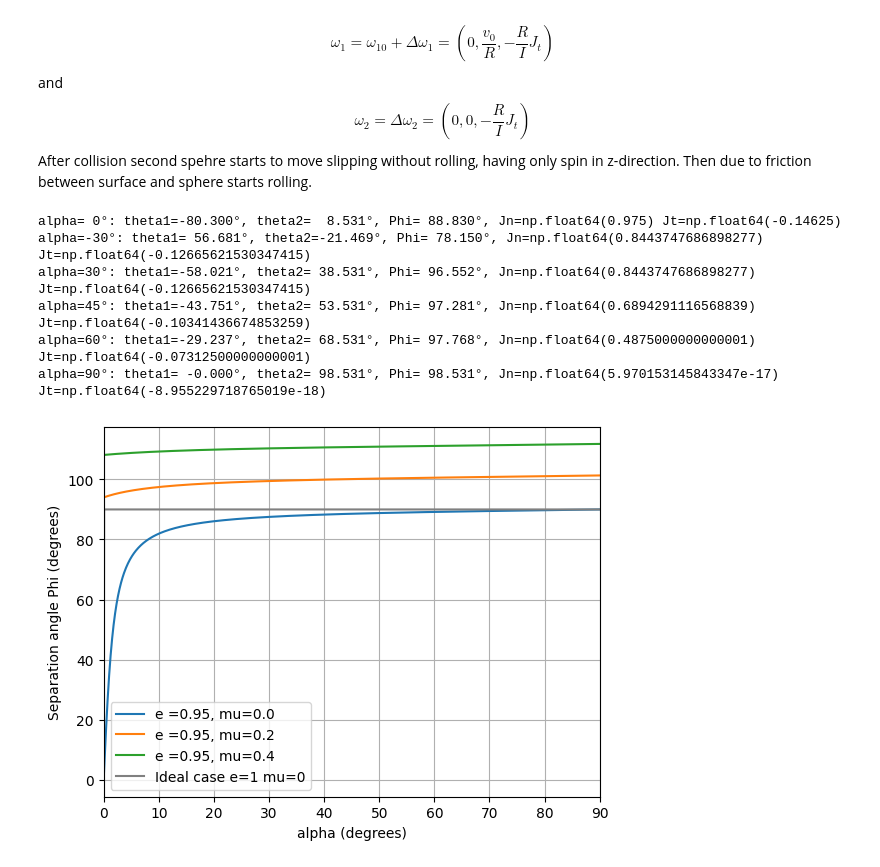
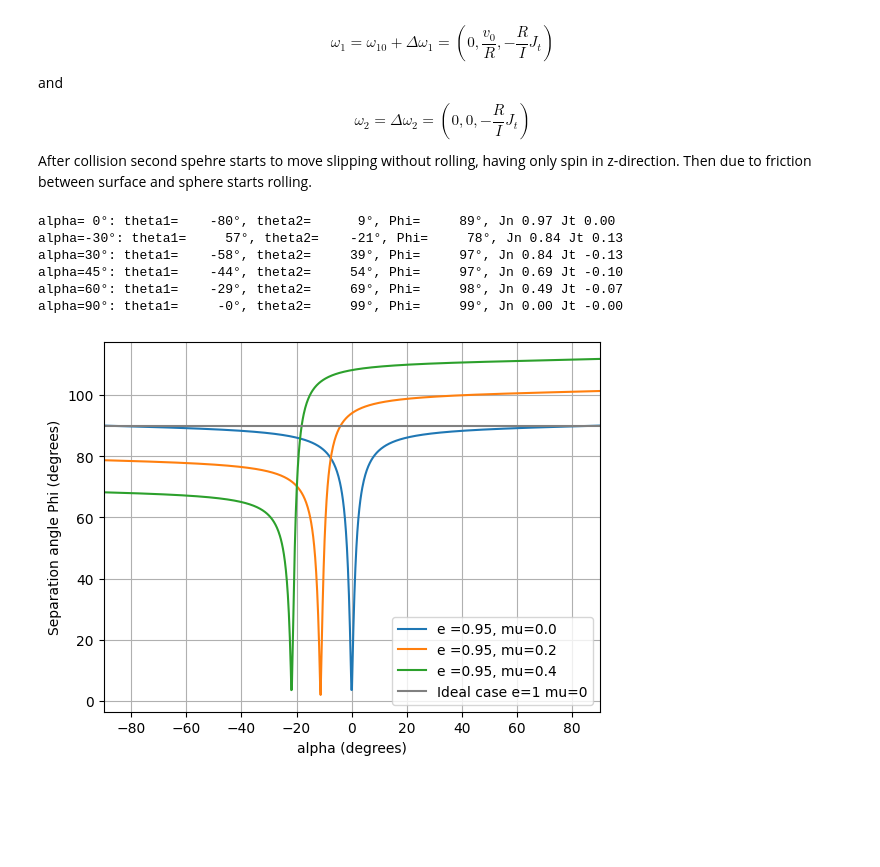
Before and after one commit to evgeny-kolonsky/lab1m, a Jupyter notebook: collision/sphere_collision_sliding_model.ipynb, the cells around one changed output. Cells and saved outputs as stored; diff of their text form; code cells hidden in the pictures; blank space fills up the shorter version.

```diff
--- a/collision/sphere_collision_sliding_model.ipynb
+++ b/collision/sphere_collision_sliding_model.ipynb
@@ -193,29 +193,36 @@ def scattering_angle(alpha_deg, mu=0.15, e=0.95, v0=1.0):
     th1 = np.arctan2(v1y, v1x)
     th2 = np.arctan2(v2y, v2x)
     Jn = 1 / 2 * (1+e) * v0 * c
-    Jt = - mu * Jn
+    gt0 = v0 * s
+    if abs(gt0) < 1e-3:
+        Jt = 0
+    elif gt0 > 0:
+        Jt = - mu * Jn
+    else:
+      Jt = mu * Jn
     d = th2 - th1
     d = (d + np.pi) % (2*np.pi) - np.pi   # wrap to [-pi, pi]
     Phi = abs(d)
+
     return np.rad2deg(th1), np.rad2deg(th2), np.rad2deg(Phi), Jn, Jt
 
 # quick sanity checks
 for a in [0, -30, 30, 45, 60, 90]:
     th1, th2, Phi, Jn, Jt = scattering_angle(a, mu=0.15, e=0.95)
-    print(f"alpha={a:>2}°: theta1={th1:>7.3f}°, theta2={th2:>7.3f}°, Phi={Phi:>7.3f}°, {Jn=} {Jt=}")
+    print(f"alpha={a:>2}°: theta1={th1:>7.0f}°, theta2={th2:>7.0f}°, Phi={Phi:>7.0f}°, Jn {Jn:.2f} Jt {Jt:.2f}")
 # %% [output]
-alpha= 0°: theta1=-80.300°, theta2=  8.531°, Phi= 88.830°, Jn=np.float64(0.975) Jt=np.float64(-0.14625)
-alpha=-30°: theta1= 56.681°, theta2=-21.469°, Phi= 78.150°, Jn=np.float64(0.8443747686898277) Jt=np.float64(-0.12665621530347415)
-alpha=30°: theta1=-58.021°, theta2= 38.531°, Phi= 96.552°, Jn=np.float64(0.8443747686898277) Jt=np.float64(-0.12665621530347415)
-alpha=45°: theta1=-43.751°, theta2= 53.531°, Phi= 97.281°, Jn=np.float64(0.6894291116568839) Jt=np.float64(-0.10341436674853259)
-alpha=60°: theta1=-29.237°, theta2= 68.531°, Phi= 97.768°, Jn=np.float64(0.4875000000000001) Jt=np.float64(-0.07312500000000001)
-alpha=90°: theta1= -0.000°, theta2= 98.531°, Phi= 98.531°, Jn=np.float64(5.970153145843347e-17) Jt=np.float64(-8.955229718765019e-18)
+alpha= 0°: theta1=    -80°, theta2=      9°, Phi=     89°, Jn 0.97 Jt 0.00
+alpha=-30°: theta1=     57°, theta2=    -21°, Phi=     78°, Jn 0.84 Jt 0.13
+alpha=30°: theta1=    -58°, theta2=     39°, Phi=     97°, Jn 0.84 Jt -0.13
+alpha=45°: theta1=    -44°, theta2=     54°, Phi=     97°, Jn 0.69 Jt -0.10
+alpha=60°: theta1=    -29°, theta2=     69°, Phi=     98°, Jn 0.49 Jt -0.07
+alpha=90°: theta1=     -0°, theta2=     99°, Phi=     99°, Jn 0.00 Jt -0.00
 # %%
 
 # Plot Phi(alpha) for mu=0.15 and two restitution values e=1 and e=0.95
 mu = 0.1
 v0 = 1.0
-alphas_deg = np.linspace(0, 90, 1000)
+alphas_deg = np.linspace(-90, 90, 1000)
 alphas = np.deg2rad(alphas_deg)
 c = np.cos(alphas)
 s = np.sin(alphas)
@@ -225,32 +232,32 @@ def Phi_curve(mu, e):
     v2x = k*(c - mu*s)
     v2y = k*(s + mu*c)
     v1x = v0 - v2x
     v1y = -v2y
     th1 = np.arctan2(v1y, v1x)
     th2 = np.arctan2(v2y, v2x)
     d = th2 - th1
     d = (d + np.pi) % (2*np.pi) - np.pi
     return np.rad2deg(np.abs(d))
 
 plt.figure()
 
 e = 0.95
 for mu in [0., 0.2,  0.4]:
   Phi = Phi_curve(mu, e)
   plt.plot(alphas_deg, Phi, label=f'{e =}, {mu=}')
 
 
 Phi = Phi_curve(0, 1)
 mu = 0; e= 1
 plt.plot(alphas_deg, Phi, color='gray', label=f'Ideal case {e=} {mu=}')
 
 plt.xlabel('alpha (degrees)')
 plt.ylabel('Separation angle Phi (degrees)')
 plt.grid(True)
 plt.legend()
 #plt.ylim(0, 130)
-plt.xlim(0, 90)
+plt.xlim(-90, 90)
 plt.legend()
 plt.show()
 # %% [output]
-[figure, old version]
+[figure, new version]
```
